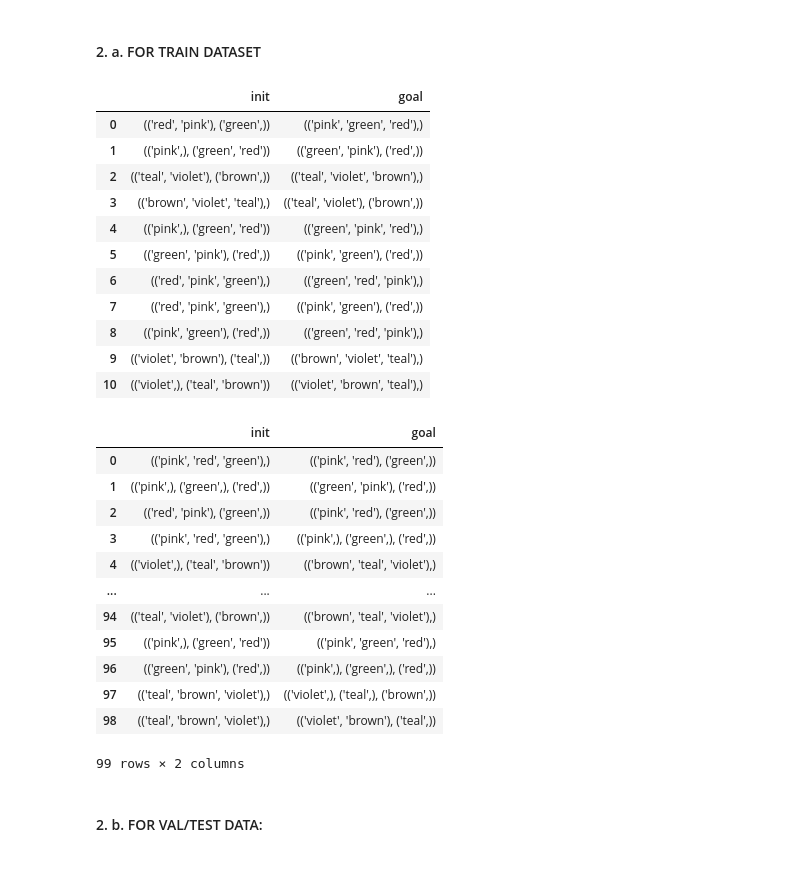
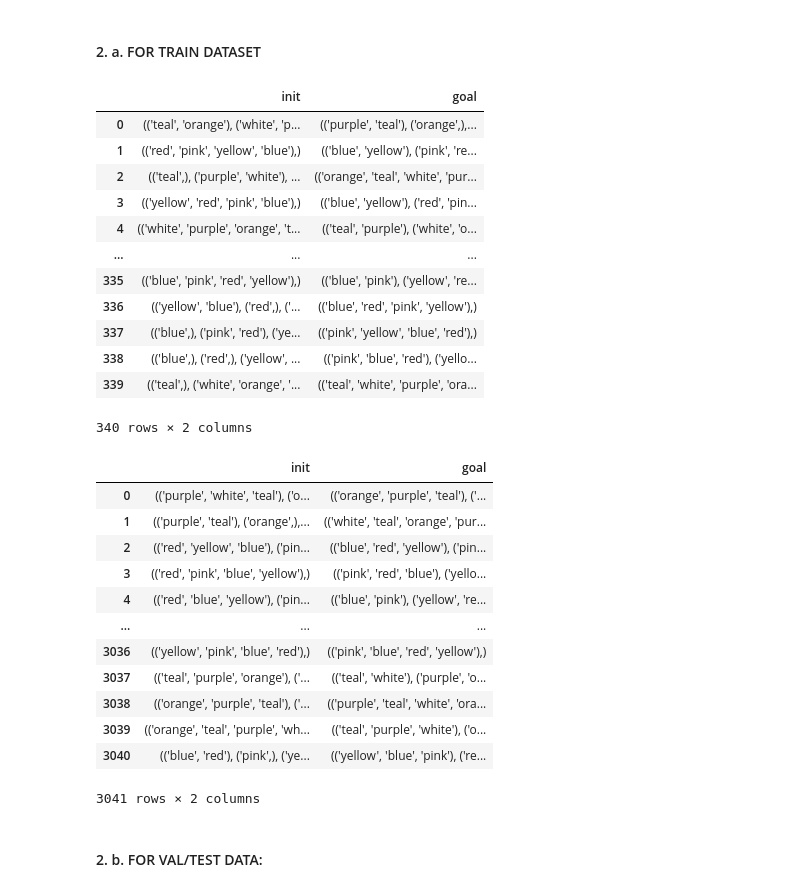
Before and after one commit to ge85tow/planning-with-llms, a Jupyter notebook: src/blocksworld_generator.ipynb, the cells around one changed output. Drawn from its saved outputs; the diff is of its cells as text; code cells hidden in the pictures.

```diff
--- a/src/blocksworld_generator.ipynb
+++ b/src/blocksworld_generator.ipynb
@@ -478,43 +470,43 @@ trainData
 #### 2. a. FOR TRAIN DATASET ####
 # %%
 #FOR TRAIN DATA: extract demonstrations
-demo_rows=11
+demo_rows=340
 demo=trainData[:demo_rows].copy()
 demo.reset_index(drop=True,inplace=True)
 demo
 # %% [output]
 |  | init | goal |
-| 0 | (('red', 'pink'), ('green',)) | (('pink', 'green', 'red'),) |
-| 1 | (('pink',), ('green', 'red')) | (('green', 'pink'), ('red',)) |
-| 2 | (('teal', 'violet'), ('brown',)) | (('teal', 'violet', 'brown'),) |
-| 3 | (('brown', 'violet', 'teal'),) | (('teal', 'violet'), ('brown',)) |
-| 4 | (('pink',), ('green', 'red')) | (('green', 'pink', 'red'),) |
-| 5 | (('green', 'pink'), ('red',)) | (('pink', 'green'), ('red',)) |
-| 6 | (('red', 'pink', 'green'),) | (('green', 'red', 'pink'),) |
-| 7 | (('red', 'pink', 'green'),) | (('pink', 'green'), ('red',)) |
-| 8 | (('pink', 'green'), ('red',)) | (('green', 'red', 'pink'),) |
-| 9 | (('violet', 'brown'), ('teal',)) | (('brown', 'violet', 'teal'),) |
-| 10 | (('violet',), ('teal', 'brown')) | (('violet', 'brown', 'teal'),) |
+| 0 | (('teal', 'orange'), ('white', 'p... | (('purple', 'teal'), ('orange',),... |
+| 1 | (('red', 'pink', 'yellow', 'blue'),) | (('blue', 'yellow'), ('pink', 're... |
+| 2 | (('teal',), ('purple', 'white'), ... | (('orange', 'teal', 'white', 'pur... |
+| 3 | (('yellow', 'red', 'pink', 'blue'),) | (('blue', 'yellow'), ('red', 'pin... |
+| 4 | (('white', 'purple', 'orange', 't... | (('teal', 'purple'), ('white', 'o... |
+| ... | ... | ... |
+| 335 | (('blue', 'pink', 'red', 'yellow'),) | (('blue', 'pink'), ('yellow', 're... |
+| 336 | (('yellow', 'blue'), ('red',), ('... | (('blue', 'red', 'pink', 'yellow'),) |
+| 337 | (('blue',), ('pink', 'red'), ('ye... | (('pink', 'yellow', 'blue', 'red'),) |
+| 338 | (('blue',), ('red',), ('yellow', ... | (('pink', 'blue', 'red'), ('yello... |
+| 339 | (('teal',), ('white', 'orange', '... | (('teal', 'white', 'purple', 'ora... |
+340 rows × 2 columns
 # %%
-#FOR TRAIN DATA: remove EXTRACTED demonstration rows from training data
-demo_rows=11
+#FOR TRAIN DATA: REMOVE extract demo rows from training data
 rows_to_drop=list(range(0,demo_rows))
 trainData=trainData.drop(rows_to_drop, axis=0).reset_index(drop=True)
 trainData
 # %% [output]
 |  | init | goal |
-| 0 | (('pink', 'red', 'green'),) | (('pink', 'red'), ('green',)) |
-| 1 | (('pink',), ('green',), ('red',)) | (('green', 'pink'), ('red',)) |
-| 2 | (('red', 'pink'), ('green',)) | (('pink', 'red'), ('green',)) |
-| 3 | (('pink', 'red', 'green'),) | (('pink',), ('green',), ('red',)) |
-| 4 | (('violet',), ('teal', 'brown')) | (('brown', 'teal', 'violet'),) |
+| 0 | (('purple', 'white', 'teal'), ('o... | (('orange', 'purple', 'teal'), ('... |
+| 1 | (('purple', 'teal'), ('orange',),... | (('white', 'teal', 'orange', 'pur... |
+| 2 | (('red', 'yellow', 'blue'), ('pin... | (('blue', 'red', 'yellow'), ('pin... |
+| 3 | (('red', 'pink', 'blue', 'yellow'),) | (('pink', 'red', 'blue'), ('yello... |
+| 4 | (('red', 'blue', 'yellow'), ('pin... | (('blue', 'pink'), ('yellow', 're... |
 | ... | ... | ... |
-| 94 | (('teal', 'violet'), ('brown',)) | (('brown', 'teal', 'violet'),) |
-| 95 | (('pink',), ('green', 'red')) | (('pink', 'green', 'red'),) |
-| 96 | (('green', 'pink'), ('red',)) | (('pink',), ('green',), ('red',)) |
-| 97 | (('teal', 'brown', 'violet'),) | (('violet',), ('teal',), ('brown',)) |
-| 98 | (('teal', 'brown', 'violet'),) | (('violet', 'brown'), ('teal',)) |
+| 3036 | (('yellow', 'pink', 'blue', 'red'),) | (('pink', 'blue', 'red', 'yellow'),) |
+| 3037 | (('teal', 'purple', 'orange'), ('... | (('teal', 'white'), ('purple', 'o... |
+| 3038 | (('orange', 'purple', 'teal'), ('... | (('purple', 'teal', 'white', 'ora... |
+| 3039 | (('orange', 'teal', 'purple', 'wh... | (('teal', 'purple', 'white'), ('o... |
+| 3040 | (('blue', 'red'), ('pink',), ('ye... | (('yellow', 'blue', 'pink'), ('re... |
-99 rows × 2 columns
+3041 rows × 2 columns
 # %% [markdown]
 #### 2. b. FOR VAL/TEST DATA: ####
 # %%
```
Also changed, not shown: parts of 23 cells of this notebook, 3 other files.
